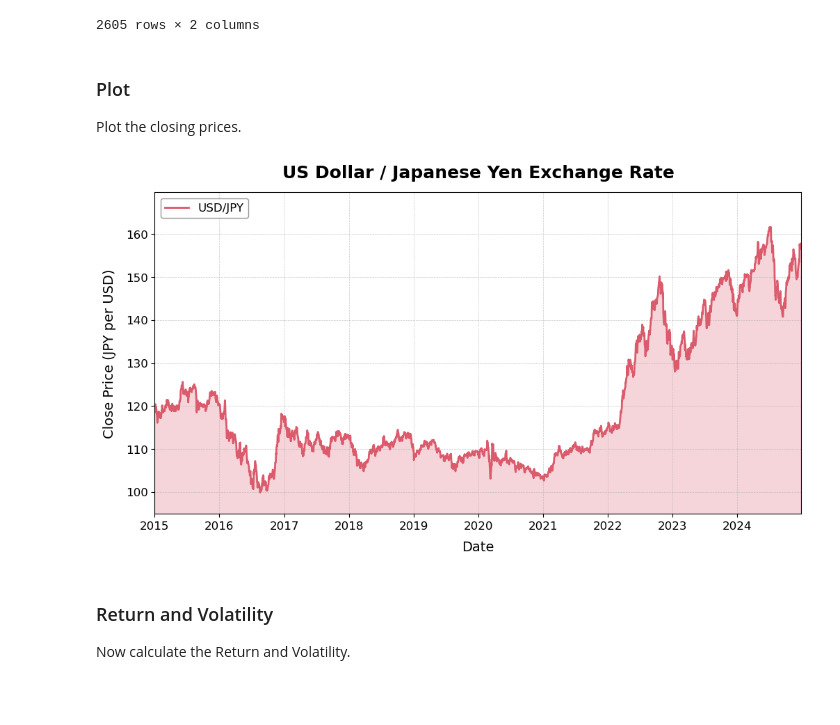
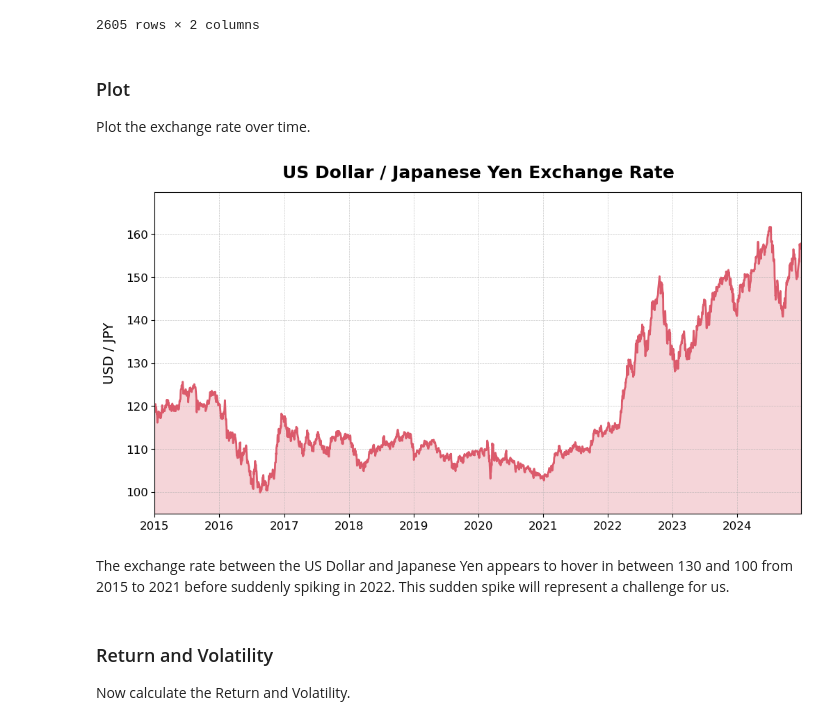
Before and after one commit to estasz/USDJPY-Quant-Trader, a Jupyter notebook: USDJPY.ipynb, the cells around one changed output. Saved outputs shown, nothing was run; the diff lists cells and outputs as text; code cells hidden in the pictures; blank space fills up the shorter version.

```diff
--- a/USDJPY.ipynb
+++ b/USDJPY.ipynb
@@ -89,23 +89,23 @@ yen
 # %% [markdown]
 ### Plot
 
-Plot the closing prices.
+Plot the exchange rate over time.
 # %%
 plt.figure(figsize=(12, 6))
 plt.plot(yen['Date'], yen['Close'], color='#DB5A6B', lw=2, label='USD/JPY')
 plt.fill_between(yen['Date'], yen['Close'], color='#DB5A6B', alpha=0.25)
 plt.title('US Dollar / Japanese Yen Exchange Rate', fontsize=18, fontweight='bold', pad=15)
-plt.xlabel('Date', fontsize=14, labelpad=10)
-plt.ylabel('Close Price (JPY per USD)', fontsize=14, labelpad=10)
+plt.ylabel('USD / JPY', fontsize=14, labelpad=10)
 plt.xlim(min(yen['Date']), max(yen['Date']))
 plt.ylim(min(yen['Close']) * 0.95, max(yen['Close']) * 1.05)
 plt.grid(which='major', linestyle='--', lw=0.5, alpha=0.7)
 plt.xticks(fontsize=12)
 plt.yticks(fontsize=12)
-plt.legend(fontsize=12, frameon=True, facecolor='white', edgecolor='gray', loc='upper left')
 plt.show()
 # %% [output]
-[figure, old version]
+[figure, new version]
+# %% [markdown]
+The exchange rate between the US Dollar and Japanese Yen appears to hover in between 130 and 100 from 2015 to 2021 before suddenly spiking in 2022. This sudden spike will represent a challenge for us.
 # %% [markdown]
 ### Return and Volatility
 
```
Also changed, not shown: parts of 17 cells of this notebook.
